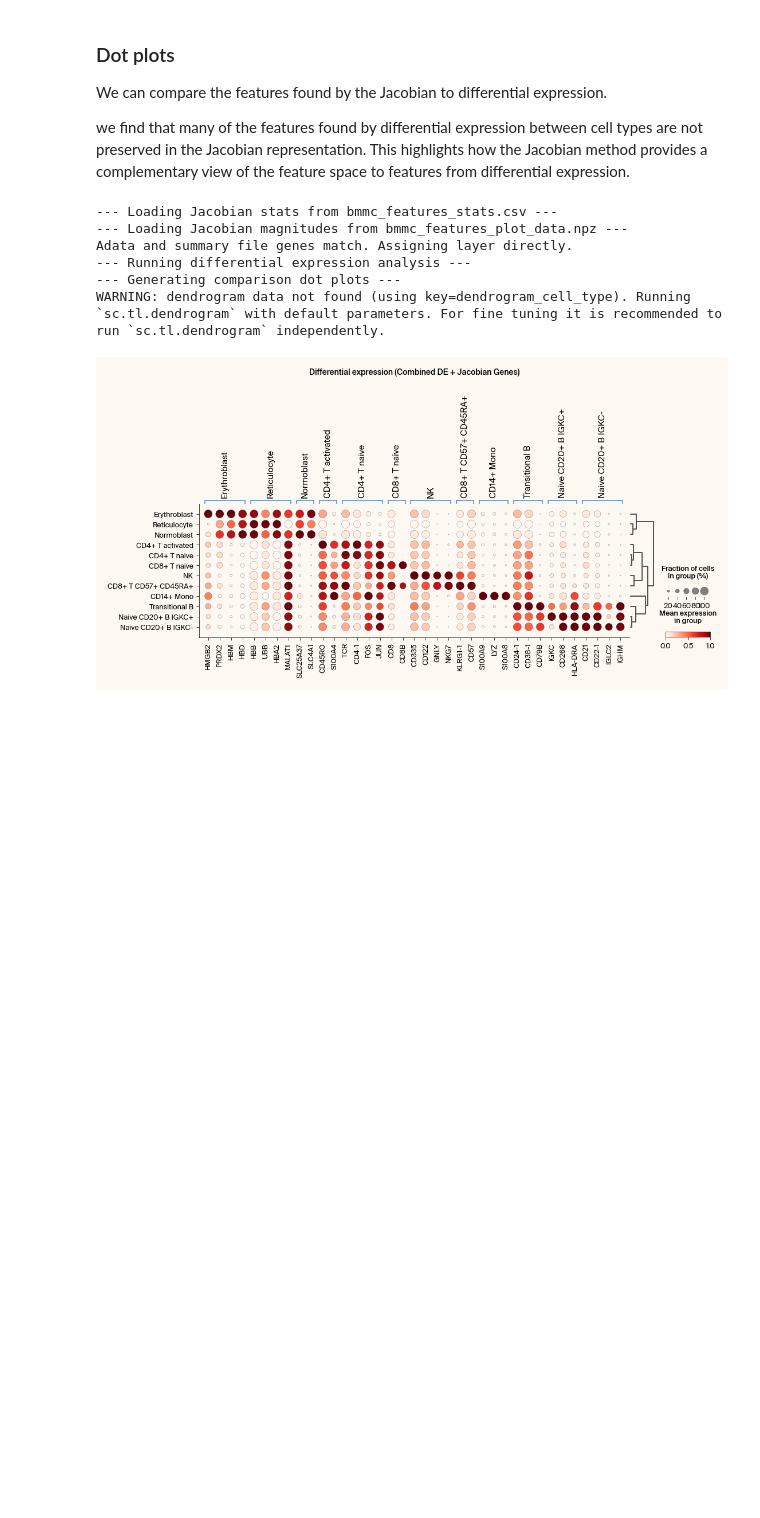
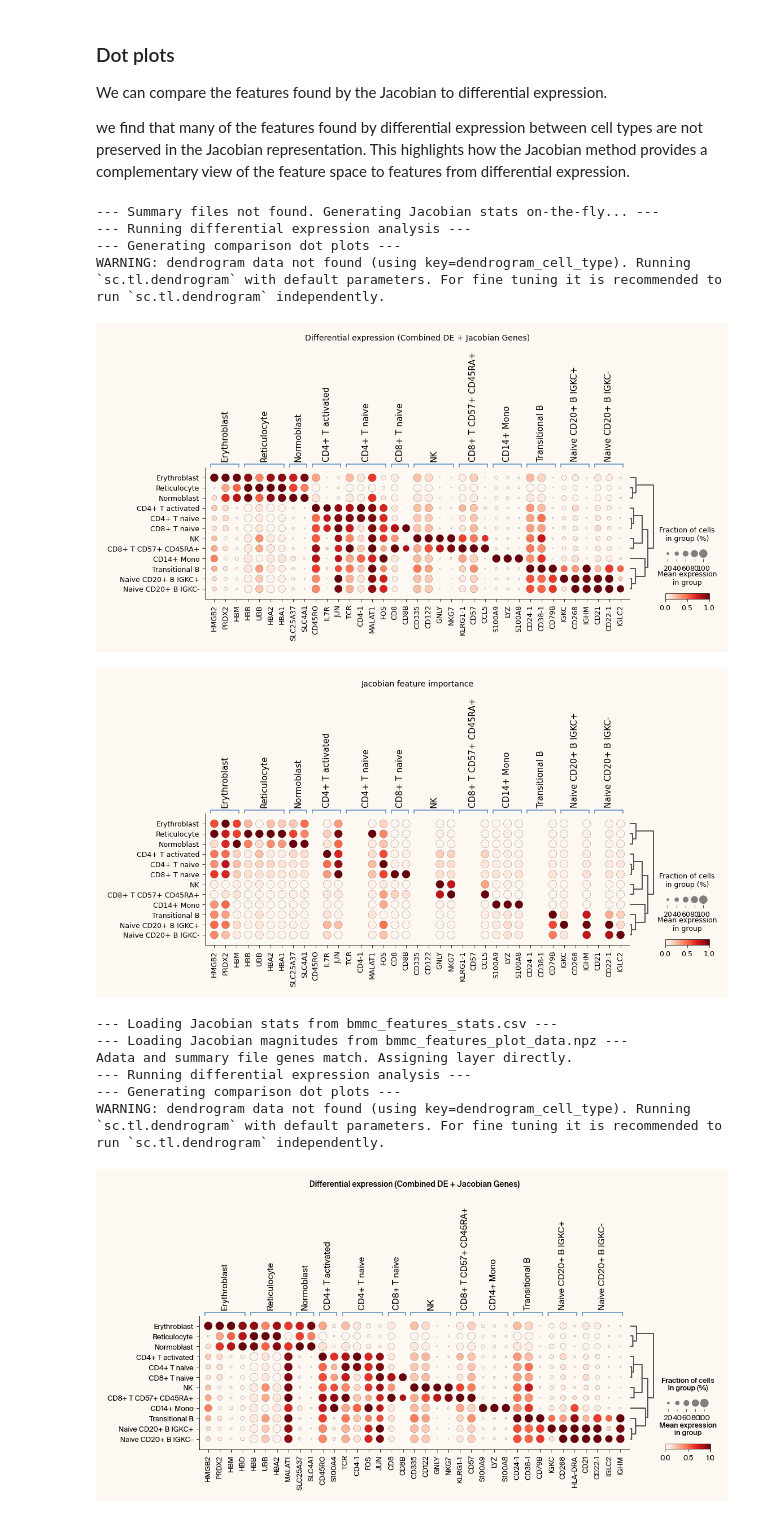
Before and after one commit to Arcadia-Science/glass-box-umap, a Jupyter notebook: index.ipynb, the cells around one changed output. Cells and saved outputs as stored; diff of their text form; code cells hidden in the pictures; blank space fills up the shorter version.

```diff
--- a/index.ipynb
+++ b/index.ipynb
@@ -1174,6 +1202,16 @@ We can compare the features found by the Jacobian to differential expression.
 
 we find that many of the features found by differential expression between cell types are not preserved in the Jacobian representation.
 This highlights how the Jacobian method provides a complementary view of the feature space to features from differential expression.
+# %%
+
+pipeline.compare_with_differential_expression(n_top_genes=2, summary_stats_file=None, summary_plot_file=None)
+# %% [output]
+--- Summary files not found. Generating Jacobian stats on-the-fly... ---
+--- Running differential expression analysis ---
+--- Generating comparison dot plots ---
+WARNING: dendrogram data not found (using key=dendrogram_cell_type). Running `sc.tl.dendrogram` with default parameters. For fine tuning it is recommended to run `sc.tl.dendrogram` independently.
+[figure, added]
+[figure, added]
 # %%
 
 # 5. 🌟 NEW: Run the comparative analysis and generate dot plots
```
Also changed, not shown: parts of 12 cells of this notebook.
